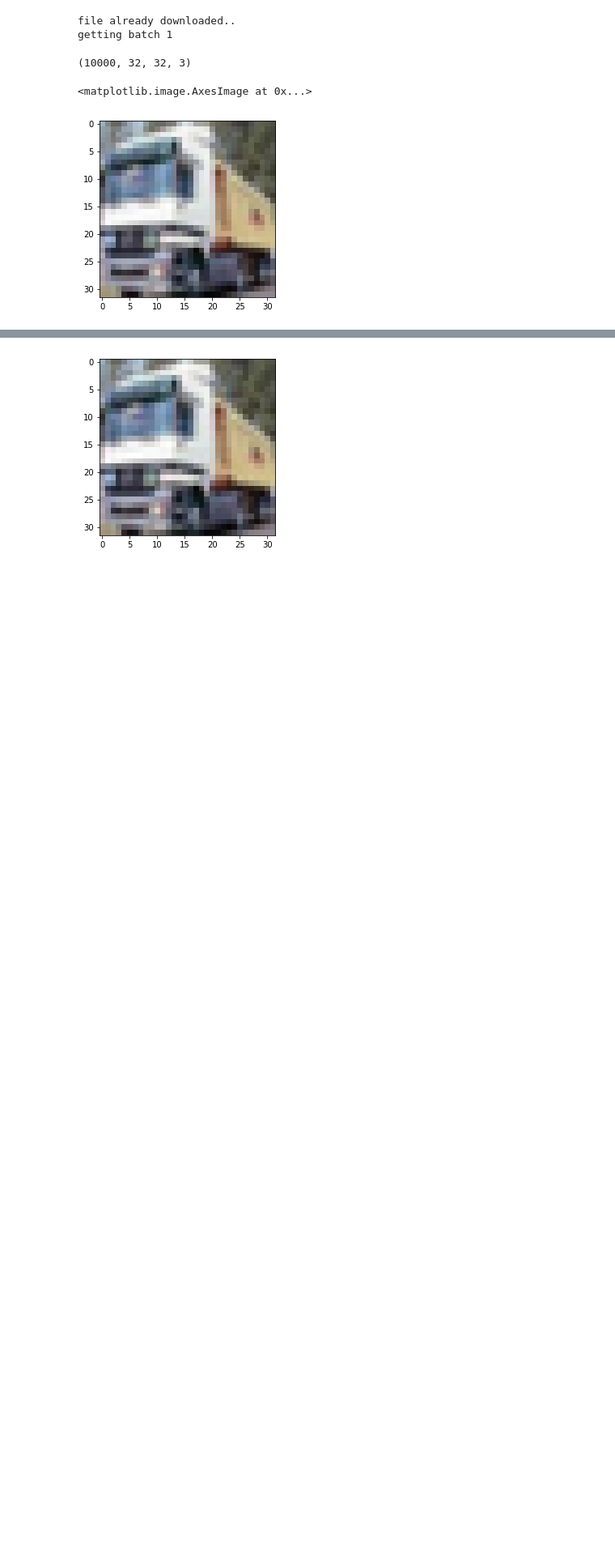
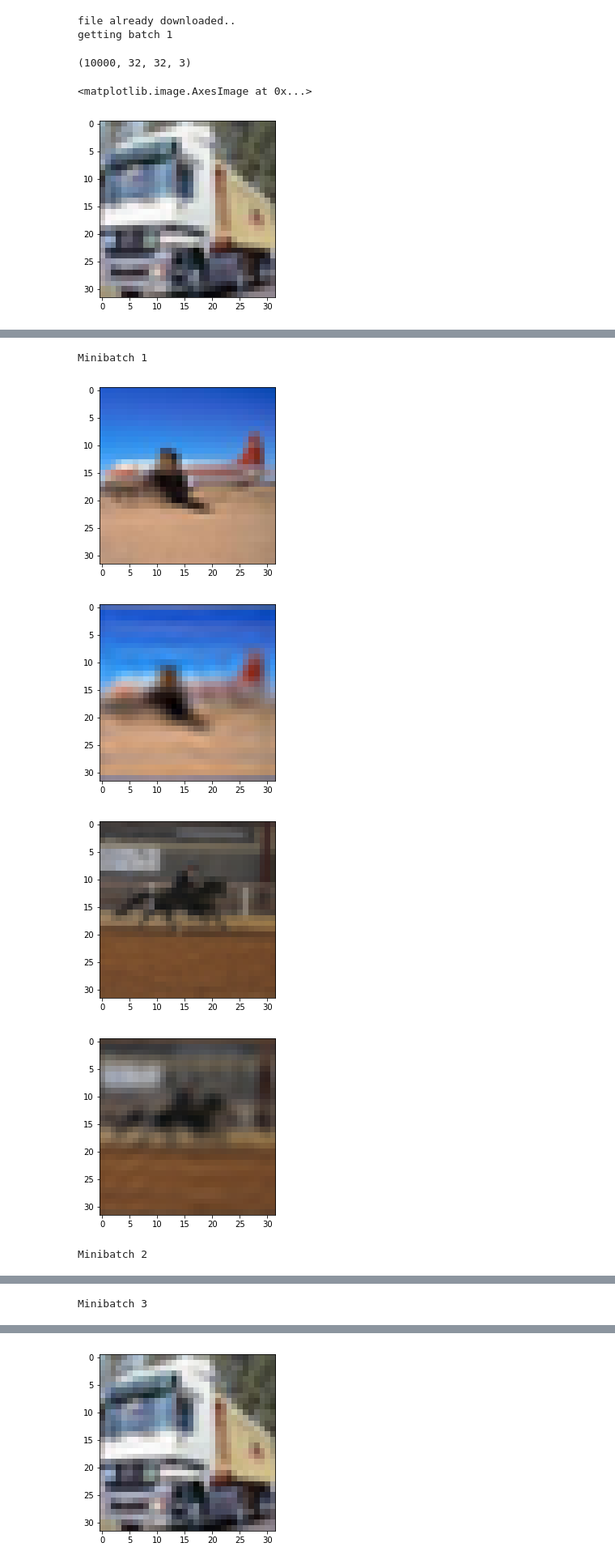
Before and after one commit to oracleofnj/spectral-repr-cnns, a Jupyter notebook: src/Frequency_Dropout_Testing.ipynb, the cells around one changed output, grey strips where cells are left out. Shown at 81% size. Drawn from its saved outputs; the diff is of its cells as text; code cells hidden in the pictures; blank space fills up the shorter version.

```diff
--- a/src/Frequency_Dropout_Testing.ipynb
+++ b/src/Frequency_Dropout_Testing.ipynb
@@ -54,0 +32,28 @@ for image_trunc in image_truncs:
+# %%
+from modules.frequency_dropout import test_frequency_dropout
+
+batch_size = 2
+minibatch_cutoff = tf.random_uniform([], 2, 8)
+
+for iter_idx in range(3):
+    random_selection_indices = np.random.choice(len(images), size=batch_size)
+    random_selection = images[random_selection_indices]
+    downsampled_images = np.moveaxis(
+        test_frequency_dropout(
+            np.moveaxis(random_selection, 3, 1),
+            minibatch_cutoff
+        ), 1, 3
+    )
+    print('Minibatch {0}'.format(iter_idx+1))
+    for i in range(batch_size):
+        plt.imshow(random_selection[i], cmap='gray')
+        plt.show()
+        plt.imshow(np.clip(downsampled_images[i],0,1), cmap='gray')
+        plt.show()
+# %% [output]
+Minibatch 1
+[figure, added]
+[figure, added]
+[figure, added]
+[figure, added]
+Minibatch 2
@@ -54,0 +64 @@ for image_trunc in image_truncs:
+Minibatch 3
```
Also changed, not shown: parts of 3 cells of this notebook.
